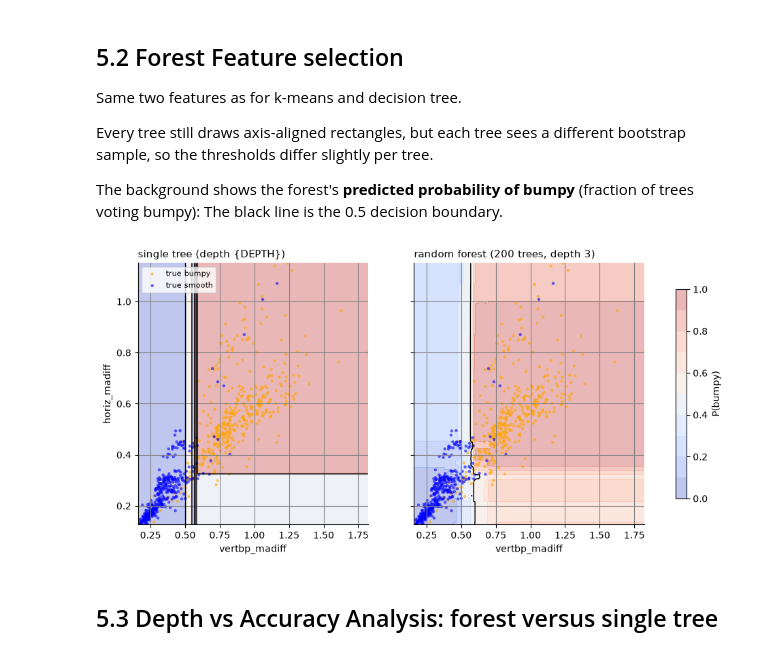
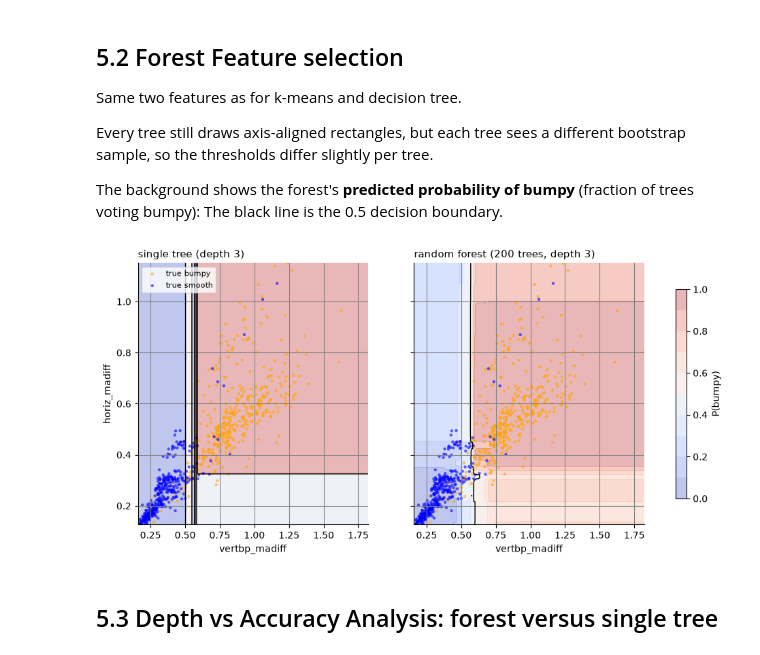
Before and after one commit to kostasparma/Machine_Learning_for_rides, a Jupyter notebook: group19.ipynb, the cells around one changed output. Drawn from its saved outputs; the diff is of its cells as text; code cells hidden in the pictures.

```diff
--- a/group19.ipynb
+++ b/group19.ipynb
@@ -1047,9 +1182,12 @@ def purity(clusters, y):
 rows = []
 for name, feats in FEATURE_SETS.items():
     Z = StandardScaler().fit_transform(transform(df, feats))
+
     for k in [2, 3, 4]:
         cl = KMeans(n_clusters=k, n_init=10, random_state=0).fit_predict(Z)
-        rows.append({"feature set": name, "k": k, "purity": purity(cl, y),
+        rows.append({"feature set": name,
+                     "k": k,
+                     "purity": purity(cl, y),
                      "ARI vs label": adjusted_rand_score(y, cl),
                      "ARI vs participant": adjusted_rand_score(df["participant"], cl)})
 
@@ -1174,8 +1314,11 @@ def classification_metrics(y_true, y_pred):
     precision, recall, specificity = safe(tp, tp + fp), safe(tp, tp + fn), safe(tn, tn + fp)
 
     return {"n": len(y_true), "tp": tp, "fp": fp, "tn": tn, "fn": fn,
-            "accuracy": (tp + tn) / len(y_true), "balanced_accuracy": (recall + specificity) / 2,
-            "precision": precision, "recall": recall, "specificity": specificity,
+            "accuracy": (tp + tn) / len(y_true),
+            "balanced_accuracy": (recall + specificity) / 2,
+            "precision": precision,
+            "recall": recall,
+            "specificity": specificity,
             "f1": safe(2 * precision * recall, precision + recall)}
 
 FOLD_NAMES = {"grouped folds": [f"fold {k}" for k in range(N_FOLDS)],
@@ -1187,19 +1330,24 @@ for split_name, splits in SPLITS.items():
         for fold_name, (tr, te) in zip(FOLD_NAMES[split_name], splits):
             tr, te = tr.to_numpy(), te.to_numpy()
             yhat = predict(tr, te)
-            metric_rows.append({"split": split_name, "model": model_name, "held_out": fold_name,
+            metric_rows.append({"split": split_name,
+                                "model": model_name,
+                                "held_out": fold_name,
                                 **classification_metrics(y[te], yhat)})
+
             pred_frames.append(df.loc[te, ["recording_id", "participant", "label"]]
                                .assign(split=split_name, model=model_name, held_out=fold_name,
                                        pred=np.where(yhat == 1, "bumpy", "smooth")))
 
 per_fold = pd.DataFrame(metric_rows)
 METRICS = ["accuracy", "balanced_accuracy", "precision", "recall", "specificity", "f1"]
+
 summary = per_fold.groupby(["split", "model"])[METRICS].agg(["mean", "min"])
 summary.columns = [f"{m}_{stat}" for m, stat in summary.columns]
 
 per_fold.to_csv(RESULTS_DIR / "kmeans_metrics_per_fold.csv", index=False)
 summary.to_csv(RESULTS_DIR / "kmeans_metrics_summary.csv")
+
 pd.concat(pred_frames).rename_axis("window").to_csv(RESULTS_DIR / "kmeans_predictions.csv")
 print(f"saved to {RESULTS_DIR.resolve()}")
 
@@ -1255,9 +1400,13 @@ CLASS_COLOR = {"bumpy": "orange", "smooth": "blue"}
 PALETTE = ["blue", "orange", "green"]
 
 plt.rcParams.update(
-    {"axes.grid": True, "grid.color": "gray",
-     "axes.spines.top": False, "axes.spines.right": False,
-     "lines.linewidth": 1.0, "figure.dpi": 100})
+    {"axes.grid": True,
+     "grid.color": "gray",
+     "axes.spines.top": False,
+     "axes.spines.right": False,
+     "lines.linewidth": 1.0,
+     "figure.dpi": 100}
+    )
 
 N_FOLDS = sel["n_folds"]
 ALL = sel["all"]
@@ -1454,8 +1606,10 @@ INNER_DEPTHS = [1, 2, 3, 4, 5, 6, 8, None]
 def nested_tree(tr, te, feats):
     inner = GroupKFold(n_splits=4).split(df.loc[tr, feats], y[tr], groups=df.loc[tr, "recording_id"])
     inner = [(np.isin(np.arange(len(df)), np.flatnonzero(tr)[a]), np.isin(np.arange(len(df)), np.flatnonzero(tr)[b])) for a, b in inner]
+
     best = max(INNER_DEPTHS, key=lambda d: cv_accuracy(inner, feats, max_depth=d)[1])
     clf = DecisionTreeClassifier(max_depth=best, random_state=0).fit(df.loc[tr, feats], y[tr])
+
     return clf.predict(df.loc[te, feats]), best
 
 def stump(tr, te, feats):
@@ -1473,9 +1627,14 @@ rows, chosen = [], {}
 for p, (tr, te) in zip(sorted(df["participant"].unique()), SPLITS["leave-one-participant-out"]):
     pred, best = nested_tree(tr, te, ALL)
     chosen[p] = "full" if best is None else best
-    for model, yhat in {"tree, depth by inner CV": pred, "stump (depth 1)": stump(tr, te, ALL),
-                        "full-depth tree": full_tree(tr, te, ALL), "baseline: threshold on vertbp_madiff": threshold_baseline(tr, te)}.items():
-        rows.append({"model": model, "held-out participant": p, "accuracy": (yhat == y[te]).mean()})
+
+    for model, yhat in {"tree, depth by inner CV": pred,
+                        "stump (depth 1)": stump(tr, te, ALL),
+                        "full-depth tree": full_tree(tr, te, ALL),
+                        "baseline: threshold on vertbp_madiff": threshold_baseline(tr, te)}.items():
+        rows.append({"model": model,
+                     "held-out participant": p,
+                     "accuracy": (yhat == y[te]).mean()})
 
 nested = pd.DataFrame(rows).pivot(index="model", columns="held-out participant", values="accuracy")
 nested["mean"] = nested.mean(axis=1)
@@ -1657,35 +1821,35 @@ The background shows the forest's **predicted probability of bumpy** (fraction o
 # %%
 def forest(**params):
     return RandomForestClassifier(n_estimators=params.pop("n_estimators", N_TREES), random_state=0, n_jobs=-1, **params)
 
 feats2 = ["vertbp_madiff", "horiz_madiff"]
 tree2 = DecisionTreeClassifier(max_depth=DEPTH, random_state=0).fit(df[feats2], y)
 rf2 = forest(max_depth=DEPTH).fit(df[feats2], y)
 
 x0, x1 = df[feats2[0]].to_numpy(), df[feats2[1]].to_numpy()
 g0, g1 = np.meshgrid(np.linspace(x0.min(), x0.max(), 300), np.linspace(x1.min(), x1.max(), 300))
 G = pd.DataFrame(np.c_[g0.ravel(), g1.ravel()], columns=feats2)
 
 fig, axes = plt.subplots(1, 2, figsize=(12, 5), sharey=True)
-for ax, (name, model) in zip(axes, {"single tree (depth {DEPTH})": tree2, f"random forest ({N_TREES} trees, depth {DEPTH})": rf2}.items()):
+for ax, (name, model) in zip(axes, {"single tree (depth 3)": tree2, f"random forest ({N_TREES} trees, depth {DEPTH})": rf2}.items()):
 
     proba = model.predict_proba(G)[:, 1].reshape(g0.shape)
     cf = ax.contourf(g0, g1, proba, levels=np.linspace(0, 1, 11), cmap="coolwarm", alpha=0.35)
     ax.contour(g0, g1, proba, levels=[0.5], colors="black", linewidths=1)
 
     for lab in CLASSES:
         m = (df["label"] == lab).to_numpy()
         ax.scatter(x0[m], x1[m], s=10, alpha=0.6, color=CLASS_COLOR[lab], edgecolors="none", label=f"true {lab}")
 
     ax.set(xlabel=feats2[0])
     ax.set_title(name, loc="left", fontsize=11)
 
 axes[0].set_ylabel(feats2[1]); axes[0].legend(fontsize=8)
 
 fig.colorbar(cf, ax=axes, label="P(bumpy)", shrink=0.8)
 fig.savefig(FIG_DIR / "rf_2d_regions.png", dpi=120, bbox_inches="tight"); plt.show()
 # %% [output]
-[figure, old version]
+[figure, new version]
 # %% [markdown]
 ## 5.3 Depth vs Accuracy Analysis: forest versus single tree
 # %%
```
Also changed, not shown: parts of 127 cells of this notebook, 19 other files.
